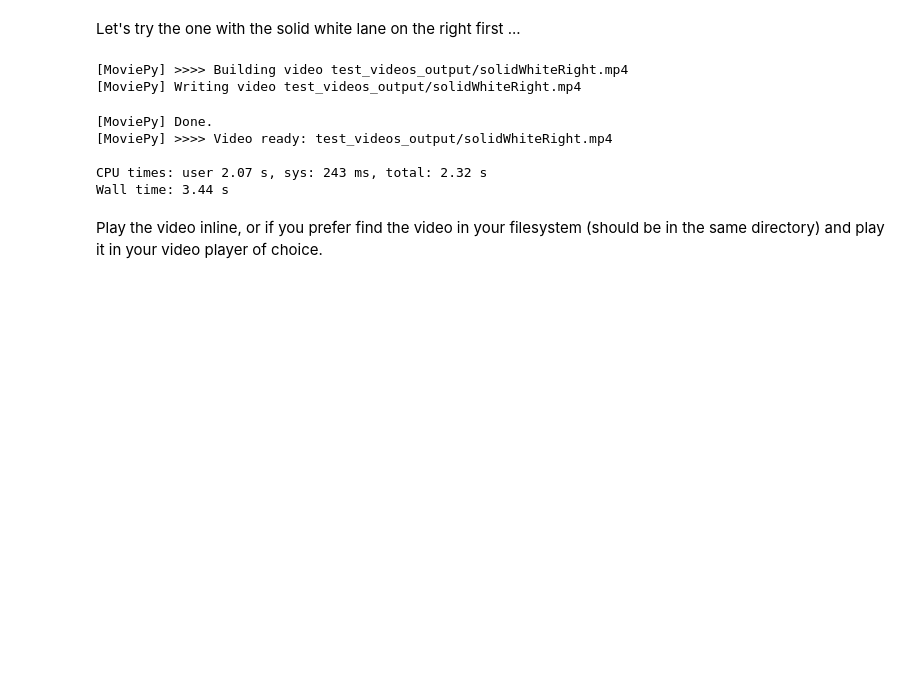
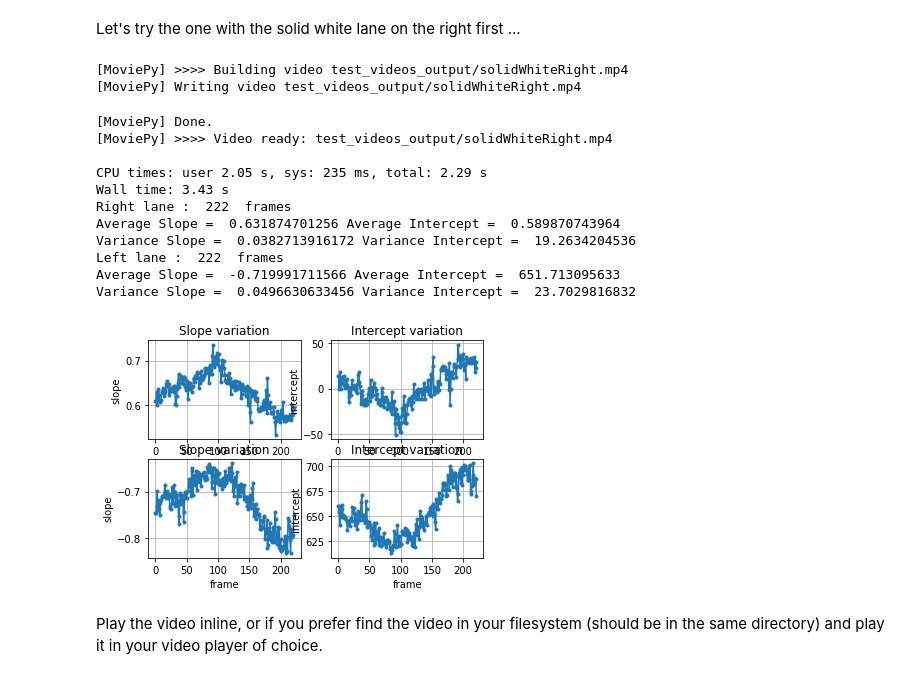
Before and after one commit to nidhi-anilkumar/self_driving_car, a Jupyter notebook: Laney/P1.ipynb, the cells around one changed output. Saved outputs shown, nothing was run; the diff lists cells and outputs as text; code cells hidden in the pictures; blank space fills up the shorter version.

```diff
--- a/Laney/P1.ipynb
+++ b/Laney/P1.ipynb
@@ -245,6 +244,10 @@ Build the pipeline and run your solution on all test_images. Make copies into th
 Try tuning the various parameters, especially the low and high Canny thresholds as well as the Hough lines parameters.
 # %%
 image = mpimg.imread('test_images/solidWhiteCurve.jpg')
+# %%
+def kpi_factor_file():
+    if os.path.exists('kpi_factors.csv'):
+        os.remove('kpi_factors.csv')
 # %%
 # TODO: Build your pipeline that will draw lane lines on the test_images
 # then save them to the test_images_output directory.
@@ -315,9 +318,9 @@ def process_image(image):
     vertices = np.asarray([cal_data*(vsize, hsize)], dtype=np.int32)
     image_section = grayscale(image_use)
     image_section = gaussian_blur(image_section, 3)
-    image_section_conditioned = canny(image_section, 150, 255)
+    image_section_conditioned = canny(image_section, 180, 240)
     image_section = region_of_interest(image_section_conditioned, vertices)
-    image_with_lines, slope_list = hough_lines(image_section, 3, 1*math.pi/180, 35,20, 10)
+    image_with_lines = hough_lines(image_section, 3, 1*math.pi/180, 40,50, 35)
     final_image = weighted_img(image_with_lines, image_use, 0.8, 1, 0)
     return final_image
 # %% [markdown]
@@ -325,21 +328,30 @@ Let's try the one with the solid white lane on the right first ...
 # %%
 white_output = 'test_videos_output/solidWhiteRight.mp4'
 ## To speed up the testing process you may want to try your pipeline on a shorter subclip of the video
 ## To do so add .subclip(start_second,end_second) to the end of the line below
 ## Where start_second and end_second are integer values representing the start and end of the subclip
 ## You may also uncomment the following line for a subclip of the first 5 seconds
-##clip1 = VideoFileClip("test_videos/solidWhiteRight.mp4").subclip(0,5")
+kpi_factor_file()
+# clip1 = VideoFileClip("test_videos/solidWhiteRight.mp4").subclip(0,5)
 clip1 = VideoFileClip("test_videos/solidWhiteRight.mp4")
 white_clip = clip1.fl_image(process_image) #NOTE: this function expects color images!!
 %time white_clip.write_videofile(white_output, audio=False)
+evaluate()
 # %% [output]
 [MoviePy] >>>> Building video test_videos_output/solidWhiteRight.mp4
 [MoviePy] Writing video test_videos_output/solidWhiteRight.mp4
 [MoviePy] Done.
 [MoviePy] >>>> Video ready: test_videos_output/solidWhiteRight.mp4
 
-CPU times: user 2.07 s, sys: 243 ms, total: 2.32 s
-Wall time: 3.44 s
+CPU times: user 2.05 s, sys: 235 ms, total: 2.29 s
+Wall time: 3.43 s
+Right lane :  222  frames
+Average Slope =  0.631874701256 Average Intercept =  0.589870743964
+Variance Slope =  0.0382713916172 Variance Intercept =  19.2634204536
+Left lane :  222  frames
+Average Slope =  -0.719991711566 Average Intercept =  651.713095633
+Variance Slope =  0.0496630633456 Variance Intercept =  23.7029816832
+[figure, added]
 # %% [markdown]
 Play the video inline, or if you prefer find the video in your filesystem (should be in the same directory) and play it in your video player of choice.
 # %%
```
Also changed, not shown: parts of 10 cells of this notebook, 6 other files.
